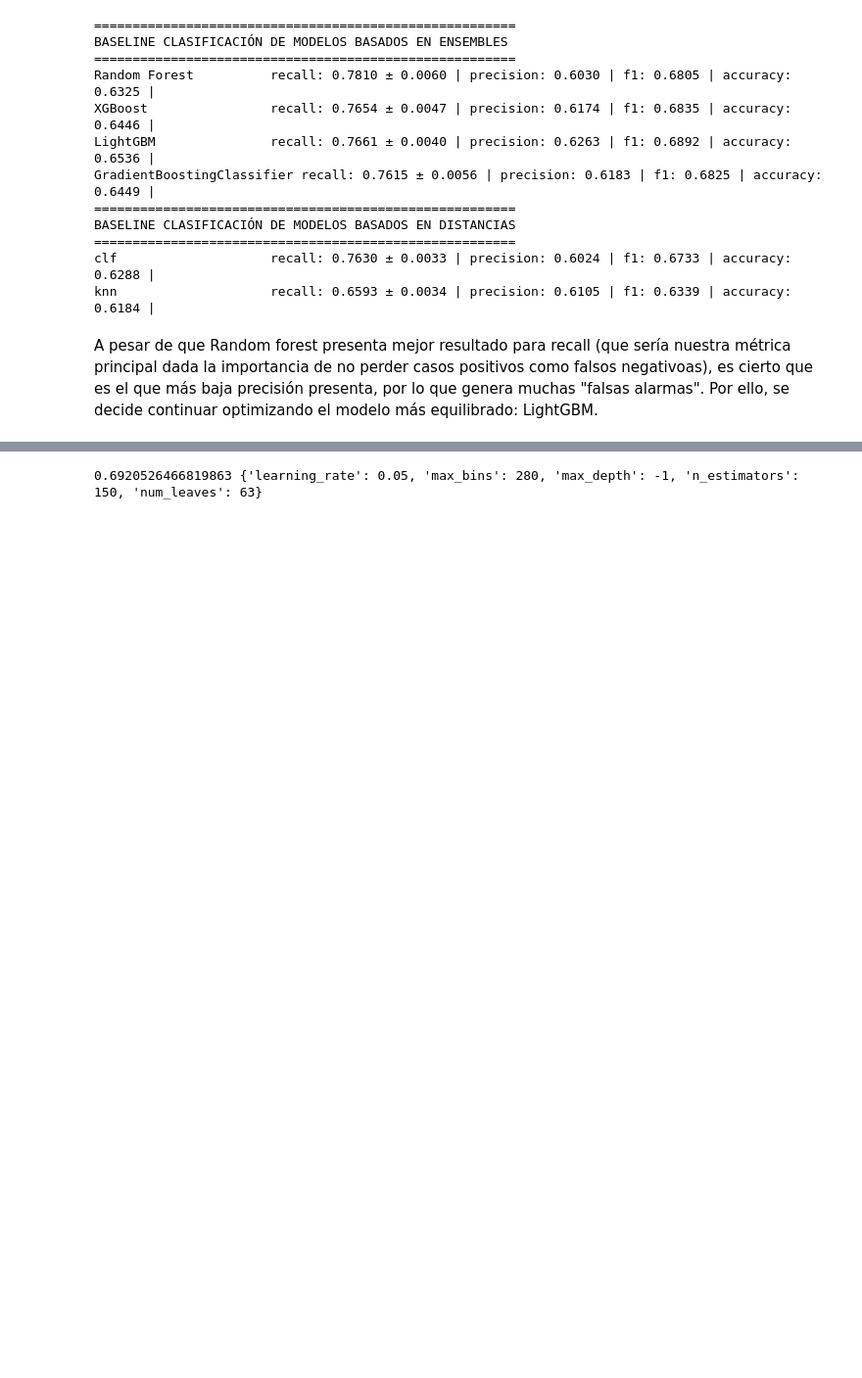
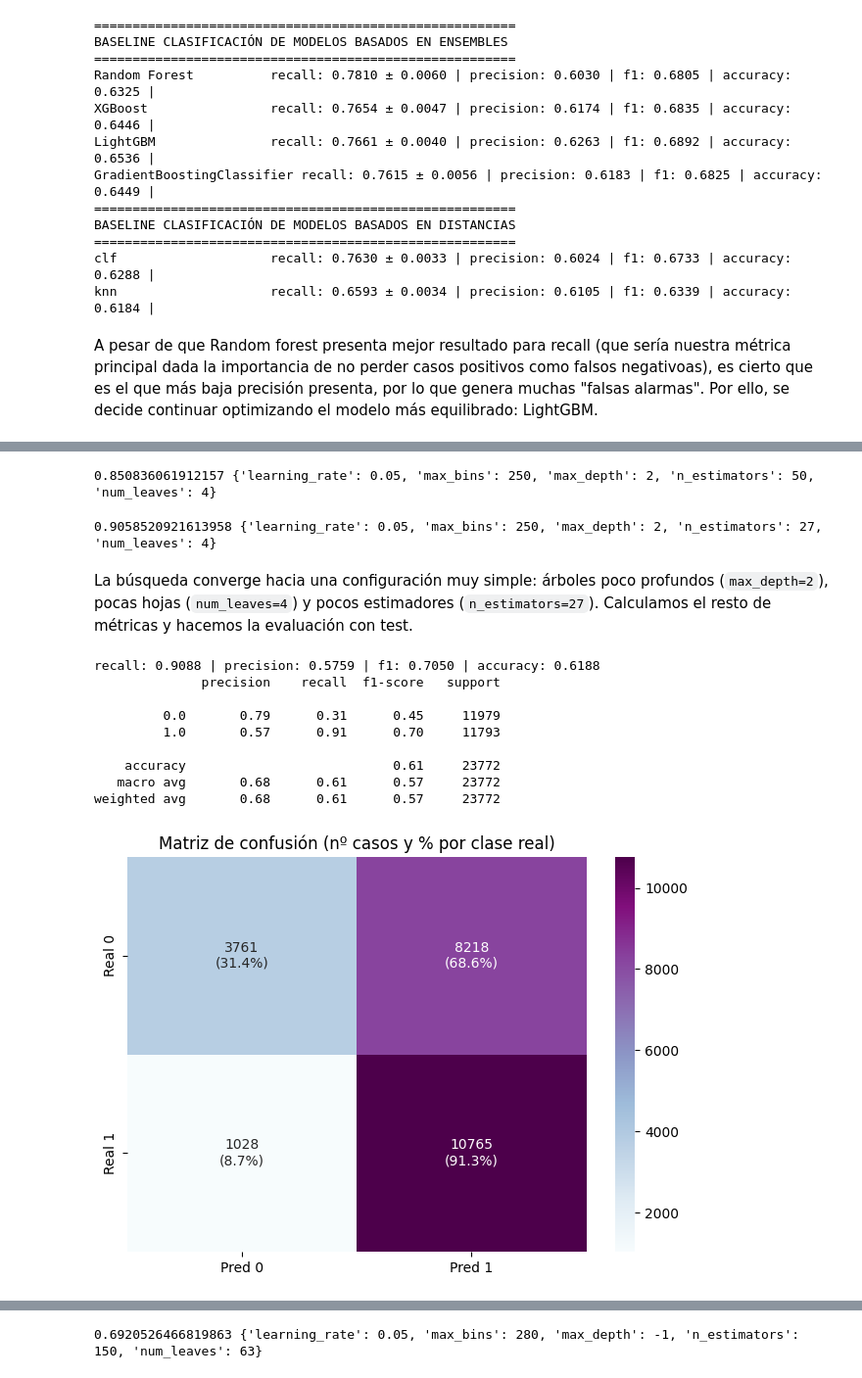
Before and after one commit to sgusmar/ML_wildfAIre, a Jupyter notebook: main_definitive.ipynb, the cells around one changed output, grey strips where cells are left out. Shown at 98% size. Drawn from its saved outputs; the diff is of its cells as text; code cells hidden in the pictures; blank space fills up the shorter version.

```diff
--- a/main_definitive.ipynb
+++ b/main_definitive.ipynb
@@ -412,0 +455,77 @@ from sklearn.metrics import ConfusionMatrixDisplay, classification_report, confu
+# %%
+# Instanciamos el modelo
+lgbm_clas = LGBMClassifier(random_state=42, n_jobs=-1, verbose=-1)
+
+# --- Etapa 1: búsqueda amplia ---
+# Nota: se excluyen 'bagging_fraction' y 'feature_fraction' del grid, ya que
+# exploraciones preliminares (no incluidas en el notebook por dinamización del trabajo)
+# mostraron que no aportaban mejora significativa en este dataset.
+param_grid_1 = {
+    'n_estimators': [50, 200, 400],
+    'learning_rate': [0.05, 0.1, 0.2],
+    'max_depth': [2, 6, 10],
+    'num_leaves': [4, 15, 30],
+    'max_bins': [50, 250],
+}
+lgbm_grid_1 = GridSearchCV(lgbm_clas, cv=5, param_grid=param_grid_1, scoring="recall", n_jobs=-1)
+lgbm_grid_1.fit(X_train_copy, y_train)
+print(lgbm_grid_1.best_score_, lgbm_grid_1.best_params_)
+# %% [output]
+0.850836061912157 {'learning_rate': 0.05, 'max_bins': 250, 'max_depth': 2, 'n_estimators': 50, 'num_leaves': 4}
+# %%
+# --- Etapa 2: refinamiento acotado alrededor del óptimo ---
+param_grid_2 = {
+    'n_estimators': [27, 38, 58,],
+    'learning_rate': [0.05],
+    'max_depth': [2, 3],
+    'num_leaves': [4, 6, 8],
+    'max_bins': [250, 280, 300],
+}
+lgbm_grid_2 = GridSearchCV(lgbm_clas, cv=5, param_grid=param_grid_2, scoring="recall", n_jobs=-1)
+lgbm_grid_2.fit(X_train_copy, y_train)
+print(lgbm_grid_2.best_score_, lgbm_grid_2.best_params_)
+# %% [output]
+0.9058520921613958 {'learning_rate': 0.05, 'max_bins': 250, 'max_depth': 2, 'n_estimators': 27, 'num_leaves': 4}
+# %% [markdown]
+La búsqueda converge hacia una configuración muy simple: árboles poco profundos (`max_depth=2`), pocas hojas (`num_leaves=4`) y pocos estimadores (`n_estimators=27`). Calculamos el resto de métricas y hacemos la evaluación con test.
+# %%
+lgbm_final = LGBMClassifier(
+    n_estimators=27, learning_rate=0.05, max_depth=2, num_leaves=4, max_bins=250,
+    random_state=42, n_jobs=-1, verbose=-1
+)
+
+resultado_final = cross_validate(
+    lgbm_final, X_train_copy, y_train, cv=10,
+    scoring=["accuracy", "precision", "recall", "f1"]
+)
+print(f"recall: {resultado_final['test_recall'].mean():.4f} | "
+      f"precision: {resultado_final['test_precision'].mean():.4f} | "
+      f"f1: {resultado_final['test_f1'].mean():.4f} | "
+      f"accuracy: {resultado_final['test_accuracy'].mean():.4f}")
+
+X_test_copy = X_test.drop(columns=["evapotranspiration_total", "humidity_min", "frp"])
+lgbm_final.fit(X_train_copy, y_train)
+y_pred = lgbm_final.predict(X_test_copy)
+print(classification_report(y_test, y_pred))
+
+# Representamos la matriz de confusión
+cm = confusion_matrix(y_test, y_pred)
+cm_pct = cm / cm.sum(axis=1, keepdims=True) * 100
+
+etiquetas = np.array([f"{v}\n({p:.1f}%)" for v, p in zip(cm.flatten(), cm_pct.flatten())]).reshape(cm.shape)
+
+sns.heatmap(cm, annot=etiquetas, fmt="", cmap="BuPu", xticklabels=["Pred 0", "Pred 1"], yticklabels=["Real 0", "Real 1"])
+plt.title("Matriz de confusión (nº casos y % por clase real)")
+plt.tight_layout()
+plt.show()
+# %% [output]
+recall: 0.9088 | precision: 0.5759 | f1: 0.7050 | accuracy: 0.6188
+              precision    recall  f1-score   support
+
+         0.0       0.79      0.31      0.45     11979
+         1.0       0.57      0.91      0.70     11793
+
+    accuracy                           0.61     23772
+   macro avg       0.68      0.61      0.57     23772
+weighted avg       0.68      0.61      0.57     23772
+[figure, added]
```
Also changed, not shown: parts of 36 cells of this notebook.
